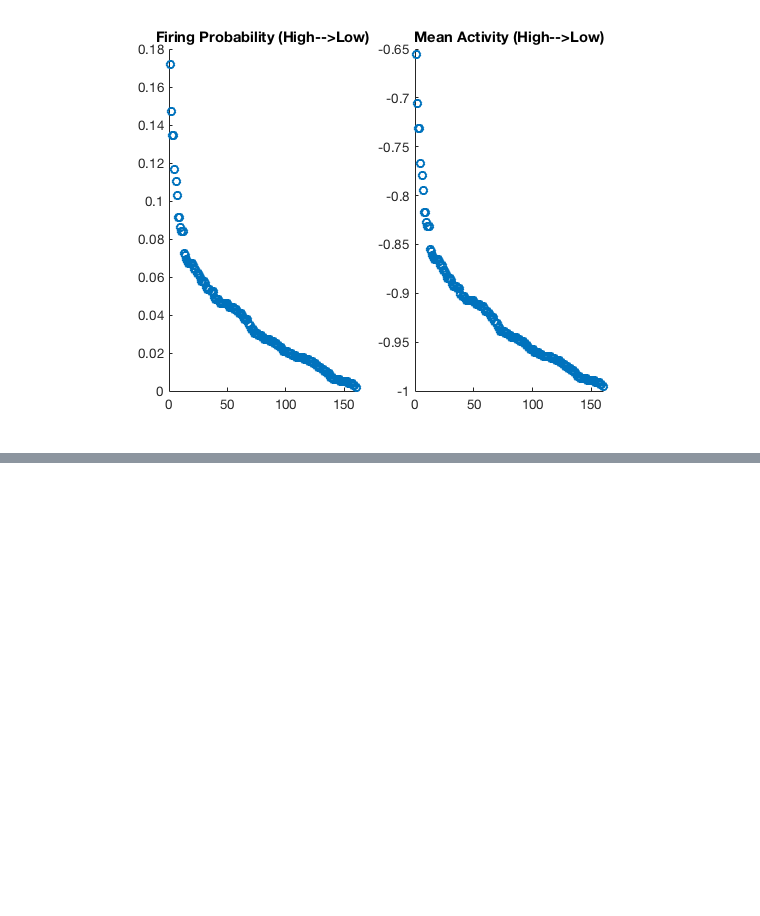
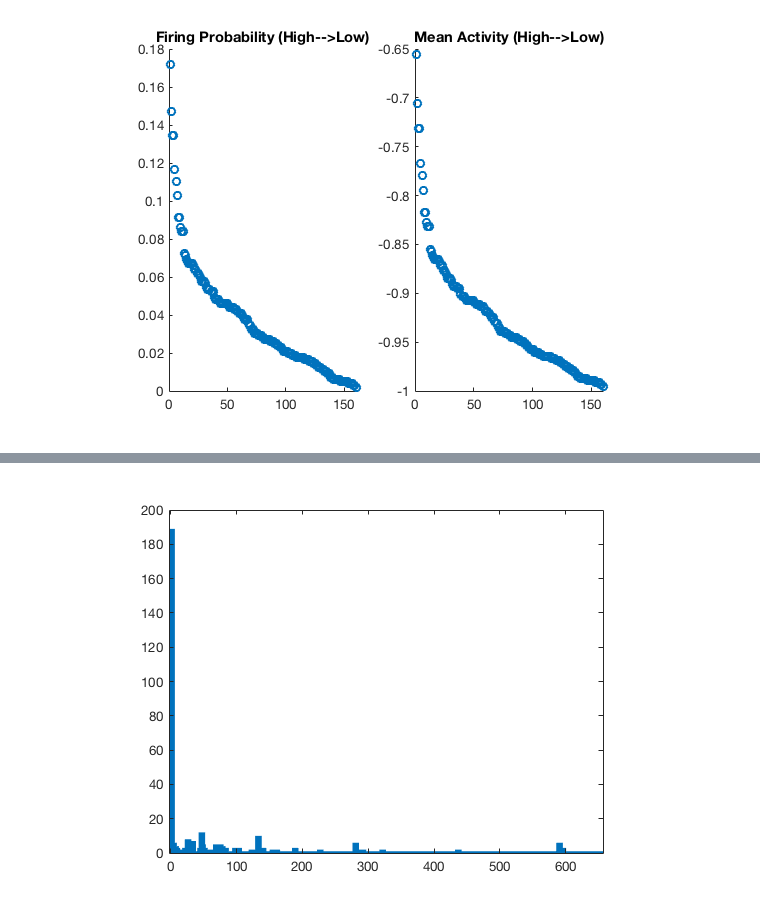
Before and after one commit to jlnatal/CGProj, a Jupyter notebook: CG_NB.ipynb, the cells around one changed output, grey strips where cells are left out. Drawn from its saved outputs; the diff is of its cells as text; code cells hidden in the pictures; blank space fills up the shorter version.

Commit message:
Updates for being able to make histo of P(states) and tree of hierarchy

```diff
--- a/CG_NB.ipynb
+++ b/CG_NB.ipynb
@@ -478,0 +500,7 @@ title('Firing Probability (High-->Low)')
+# %%
+[U,~,c] = unique(C{1}', 'rows');
+occ =accumarray(c, 1);
+bar(1:length(occ),occ,10)
+xlim([-3 length(occ)])
+# %% [output]
+[figure, added]
```
Also changed, not shown: parts of 9 cells of this notebook.
